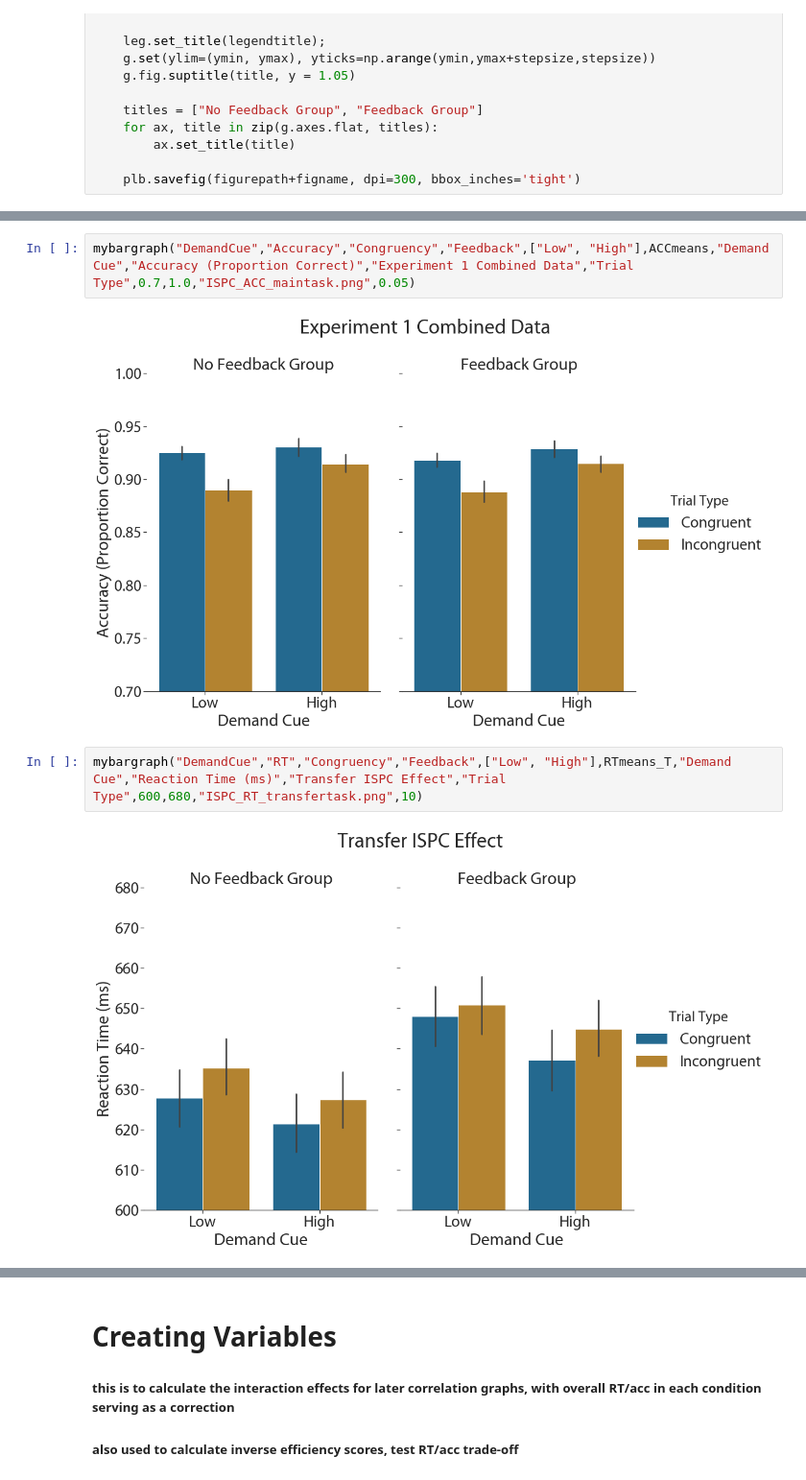
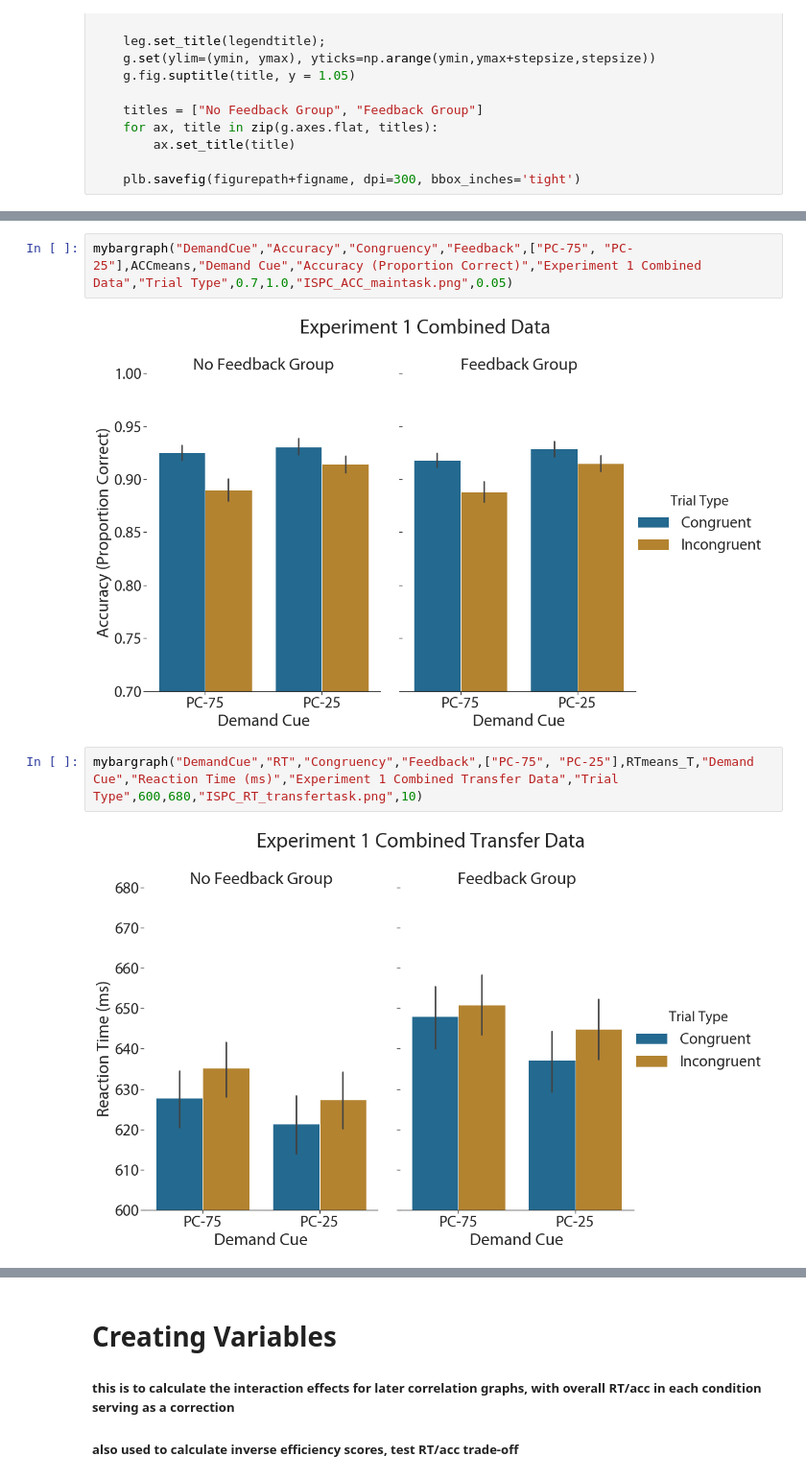
Before and after one commit to christinabejjani/sclearn_fb, a Jupyter notebook: expt1/analysis/combined/ISPCAnalysis.ipynb, the cells around one changed output, grey strips where cells are left out. Shown at 96% size. Saved outputs shown, nothing was run; the diff lists cells and outputs as text.

```diff
--- a/expt1/analysis/combined/ISPCAnalysis.ipynb
+++ b/expt1/analysis/combined/ISPCAnalysis.ipynb
@@ -350,9 +380,9 @@ mybargraph("DemandCue","RT","Congruency","Feedback",["Low", "High"],RTmeans,"Dem
 # %%
-mybargraph("DemandCue","Accuracy","Congruency","Feedback",["Low", "High"],ACCmeans,"Demand Cue","Accuracy (Proportion Correct)","Experiment 1 Combined Data","Trial Type",0.7,1.0,"ISPC_ACC_maintask.png",0.05)
+mybargraph("DemandCue","Accuracy","Congruency","Feedback",["PC-75", "PC-25"],ACCmeans,"Demand Cue","Accuracy (Proportion Correct)","Experiment 1 Combined Data","Trial Type",0.7,1.0,"ISPC_ACC_maintask.png",0.05)
 # %% [output]
-[figure, old version]
+[figure, new version]
 # %%
-mybargraph("DemandCue","RT","Congruency","Feedback",["Low", "High"],RTmeans_T,"Demand Cue","Reaction Time (ms)","Transfer ISPC Effect","Trial Type",600,680,"ISPC_RT_transfertask.png",10)
+mybargraph("DemandCue","RT","Congruency","Feedback",["PC-75", "PC-25"],RTmeans_T,"Demand Cue","Reaction Time (ms)","Experiment 1 Combined Transfer Data","Trial Type",600,680,"ISPC_RT_transfertask.png",10)
 # %% [output]
-[figure, old version]
+[figure, new version]
 # %%
```
Also changed, not shown: parts of 25 cells of this notebook.
